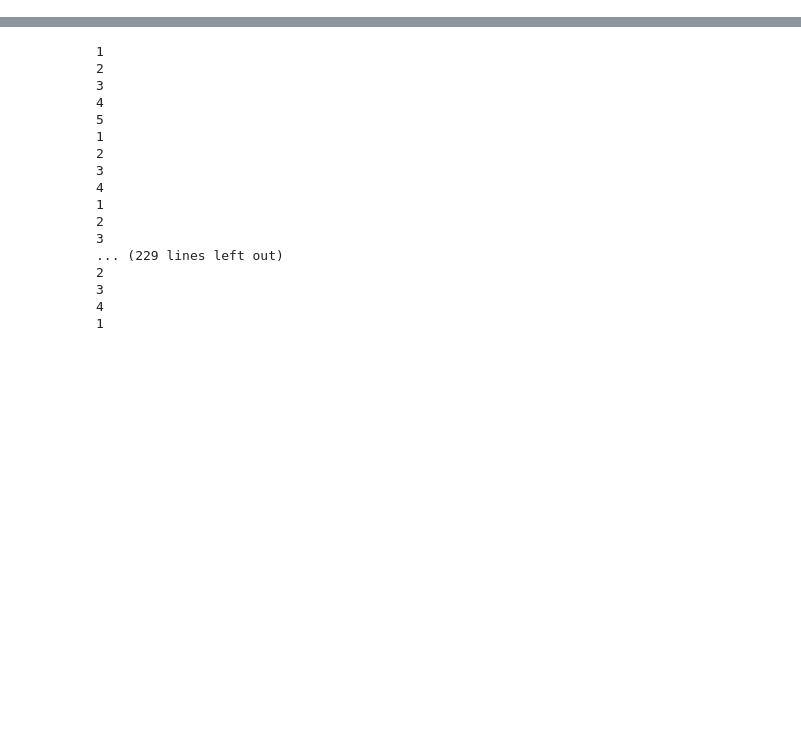
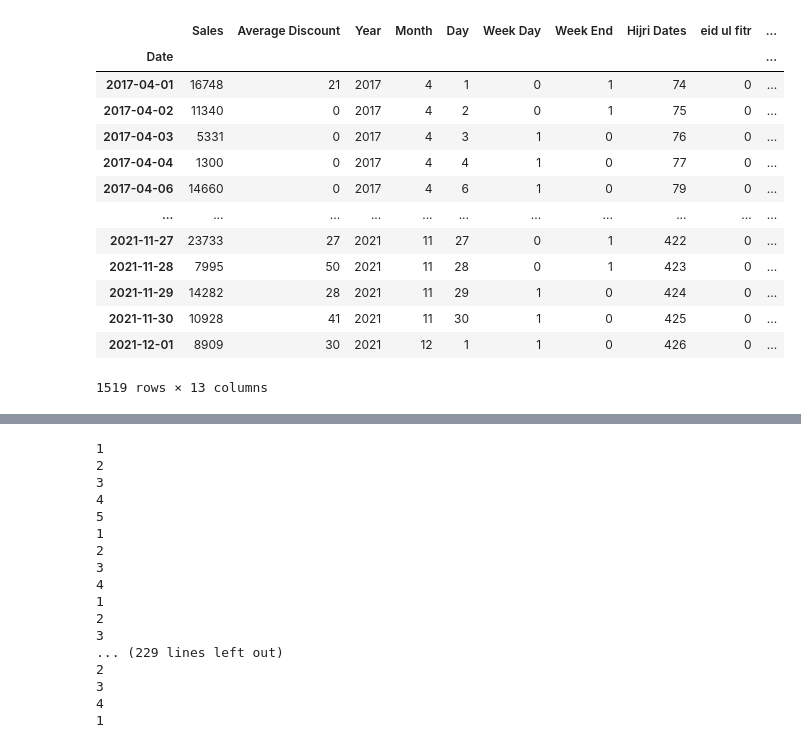
Before and after one commit to hn05012/Capstone-Project-Sales-and-Stock-forecasting, a Jupyter notebook: Rough work/Data_manipulation.ipynb, the cells around one changed output, grey strips where cells are left out. Drawn from its saved outputs; the diff is of its cells as text; code cells hidden in the pictures; blank space fills up the shorter version.

```diff
--- a/Rough work/Data_manipulation.ipynb
+++ b/Rough work/Data_manipulation.ipynb
@@ -30,3 +30,20 @@ df = pd.read_csv('Data\multi_feature_sales_data.csv')
 # %%
 df['Date'] = pd.to_datetime(df['Date'], dayfirst=True)
 df.set_index('Date', inplace=True)
+# %%
+df
+# %% [output]
+|  | Sales | Average Discount | Year | Month | Day | Week Day | Week End | Hijri Dates | eid ul fitr | ... |
+| Date |  |  |  |  |  |  |  |  |  | ... |
+| 2017-04-01 | 16748 | 21 | 2017 | 4 | 1 | 0 | 1 | 74 | 0 | ... |
+| 2017-04-02 | 11340 | 0 | 2017 | 4 | 2 | 0 | 1 | 75 | 0 | ... |
+| 2017-04-03 | 5331 | 0 | 2017 | 4 | 3 | 1 | 0 | 76 | 0 | ... |
+| 2017-04-04 | 1300 | 0 | 2017 | 4 | 4 | 1 | 0 | 77 | 0 | ... |
+| 2017-04-06 | 14660 | 0 | 2017 | 4 | 6 | 1 | 0 | 79 | 0 | ... |
+| ... | ... | ... | ... | ... | ... | ... | ... | ... | ... | ... |
+| 2021-11-27 | 23733 | 27 | 2021 | 11 | 27 | 0 | 1 | 422 | 0 | ... |
+| 2021-11-28 | 7995 | 50 | 2021 | 11 | 28 | 0 | 1 | 423 | 0 | ... |
+| 2021-11-29 | 14282 | 28 | 2021 | 11 | 29 | 1 | 0 | 424 | 0 | ... |
+| 2021-11-30 | 10928 | 41 | 2021 | 11 | 30 | 1 | 0 | 425 | 0 | ... |
+| 2021-12-01 | 8909 | 30 | 2021 | 12 | 1 | 1 | 0 | 426 | 0 | ... |
+1519 rows × 13 columns
```
Also changed, not shown: parts of 4 cells of this notebook, 2 other files.
